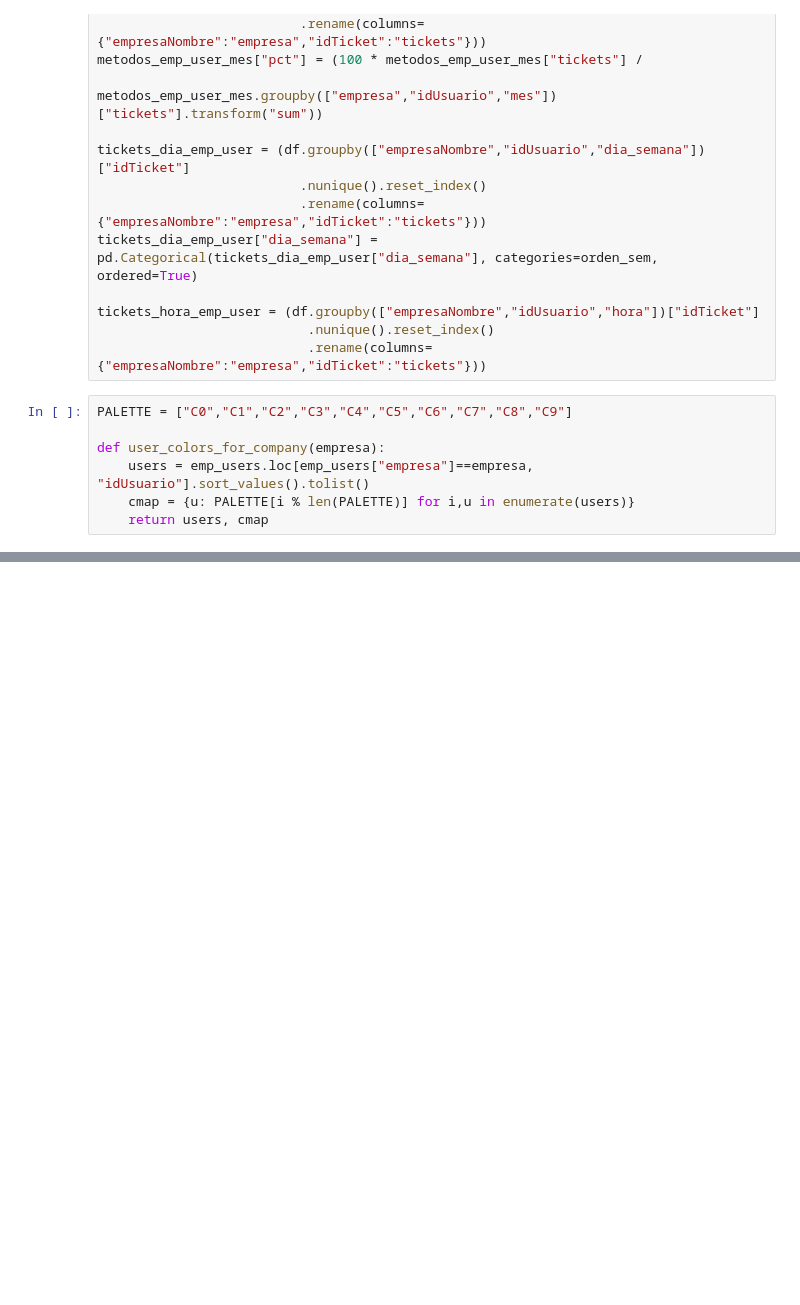
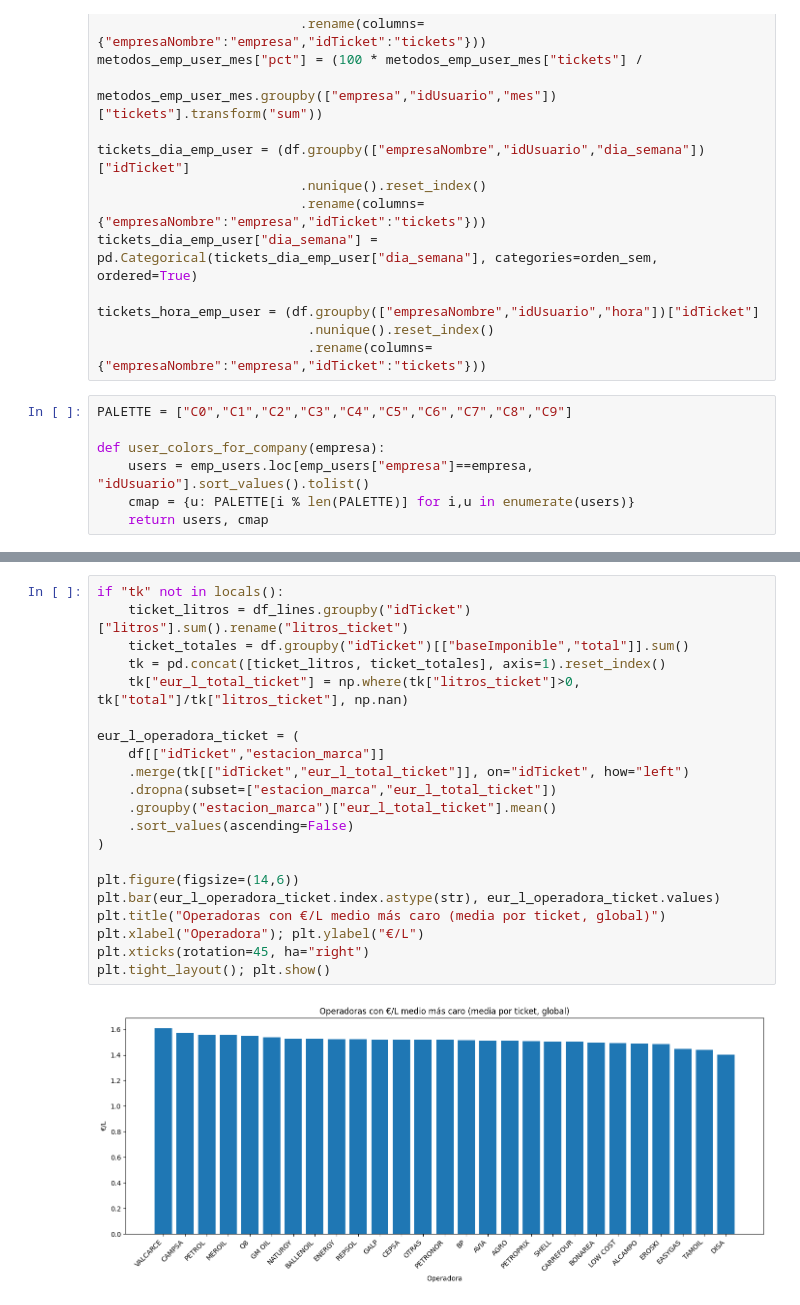
Before and after one commit to UnaiFam/reto1-bridge-data, a Jupyter notebook: Estadistica Basica Empresa - Gasolina.ipynb, the cells around one changed output, grey strips where cells are left out. Saved outputs shown, nothing was run; the diff lists cells and outputs as text; blank space fills up the shorter version.

```diff
--- a/Estadistica Basica Empresa - Gasolina.ipynb
+++ b/Estadistica Basica Empresa - Gasolina.ipynb
@@ -458,0 +459,23 @@ tabla_resumen_emp_user.head()
+# %%
+if "tk" not in locals():
+    ticket_litros = df_lines.groupby("idTicket")["litros"].sum().rename("litros_ticket")
+    ticket_totales = df.groupby("idTicket")[["baseImponible","total"]].sum()
+    tk = pd.concat([ticket_litros, ticket_totales], axis=1).reset_index()
+    tk["eur_l_total_ticket"] = np.where(tk["litros_ticket"]>0, tk["total"]/tk["litros_ticket"], np.nan)
+
+eur_l_operadora_ticket = (
+    df[["idTicket","estacion_marca"]]
+    .merge(tk[["idTicket","eur_l_total_ticket"]], on="idTicket", how="left")
+    .dropna(subset=["estacion_marca","eur_l_total_ticket"])
+    .groupby("estacion_marca")["eur_l_total_ticket"].mean()
+    .sort_values(ascending=False)
+)
+
+plt.figure(figsize=(14,6))
+plt.bar(eur_l_operadora_ticket.index.astype(str), eur_l_operadora_ticket.values)
+plt.title("Operadoras con €/L medio más caro (media por ticket, global)")
+plt.xlabel("Operadora"); plt.ylabel("€/L")
+plt.xticks(rotation=45, ha="right")
+plt.tight_layout(); plt.show()
+# %% [output]
+[figure, added]
```
Also changed, not shown: parts of 9 cells of this notebook, 8 other files.
